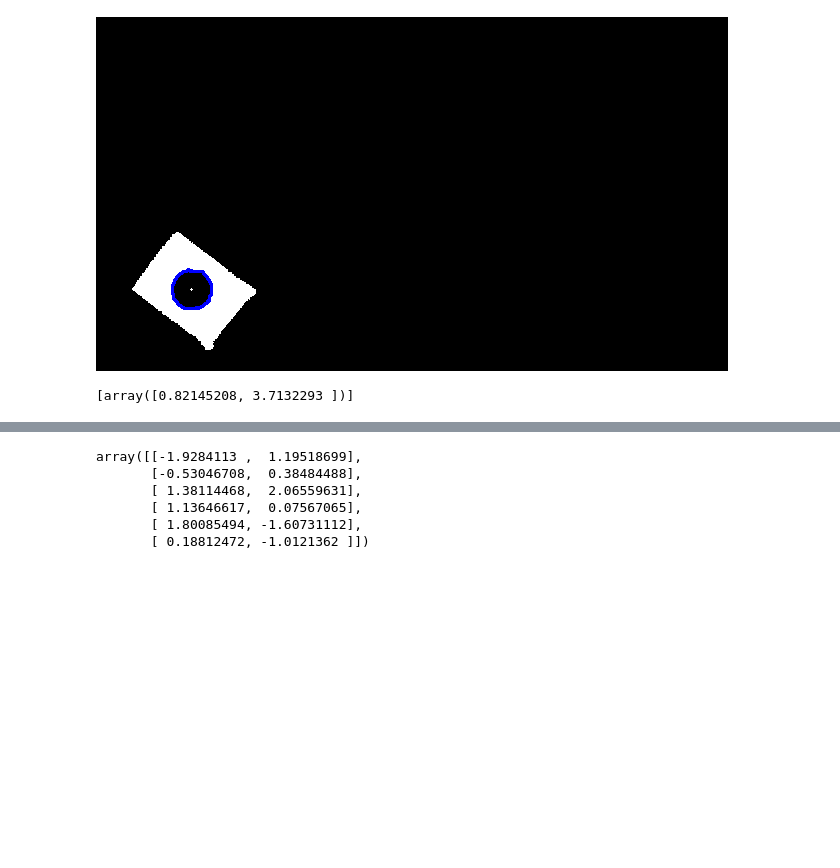
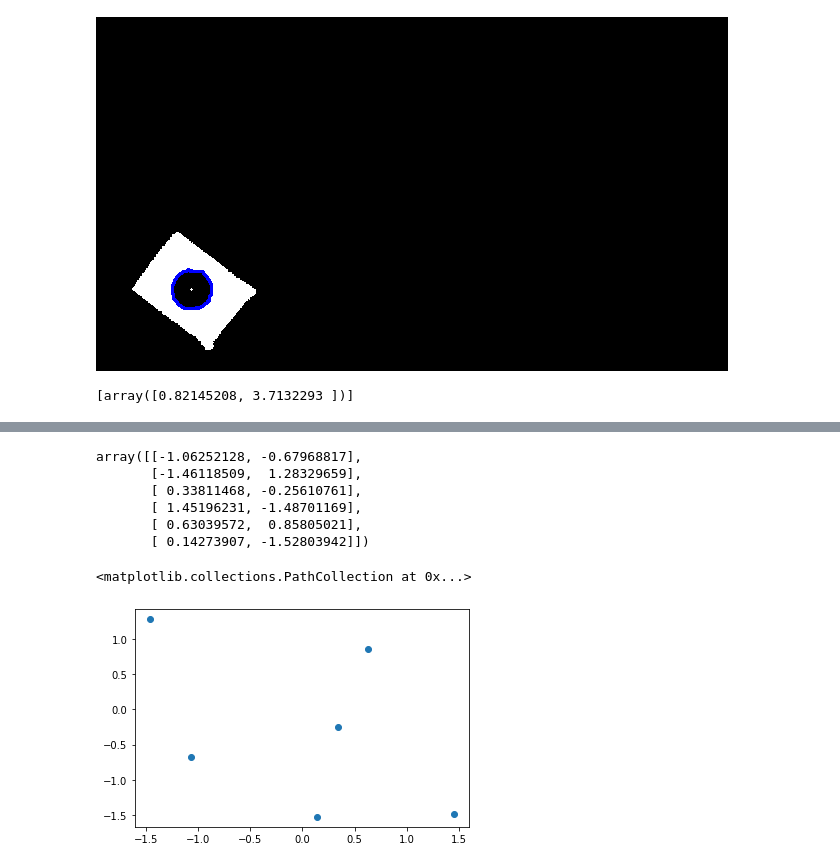
Before and after one commit to charlie-horn/aer1217-lab3, a Jupyter notebook: AER1217_test+kmeans_colab.ipynb, the cells around one changed output, grey strips where cells are left out. Cells and saved outputs as stored; diff of their text form; code cells hidden in the pictures; blank space fills up the shorter version.

```diff
--- a/AER1217_test+kmeans_colab.ipynb
+++ b/AER1217_test+kmeans_colab.ipynb
@@ -171,12 +171,19 @@ df_1.plot.scatter(0,1)
 from sklearn.cluster import KMeans
 # %%
 kmeans = KMeans(n_clusters=6, random_state=0).fit(df_1)
-# %%
-kmeans.cluster_centers_
-# %% [output]
-array([[-1.9284113 ,  1.19518699],
-       [-0.53046708,  0.38484488],
-       [ 1.38114468,  2.06559631],
-       [ 1.13646617,  0.07567065],
-       [ 1.80085494, -1.60731112],
-       [ 0.18812472, -1.0121362 ]])
+# %%
+center = kmeans.cluster_centers_
+center
+# %% [output]
+array([[-1.06252128, -0.67968817],
+       [-1.46118509,  1.28329659],
+       [ 0.33811468, -0.25610761],
+       [ 1.45196231, -1.48701169],
+       [ 0.63039572,  0.85805021],
+       [ 0.14273907, -1.52803942]])
+# %%
+import matplotlib.pyplot as plt
+plt.scatter(center[:,0],center[:,1])
+# %% [output]
+<matplotlib.collections.PathCollection at 0x...>
+[figure, added]
```
Also changed, not shown: parts of 1 cell of this notebook, 3 other files.
